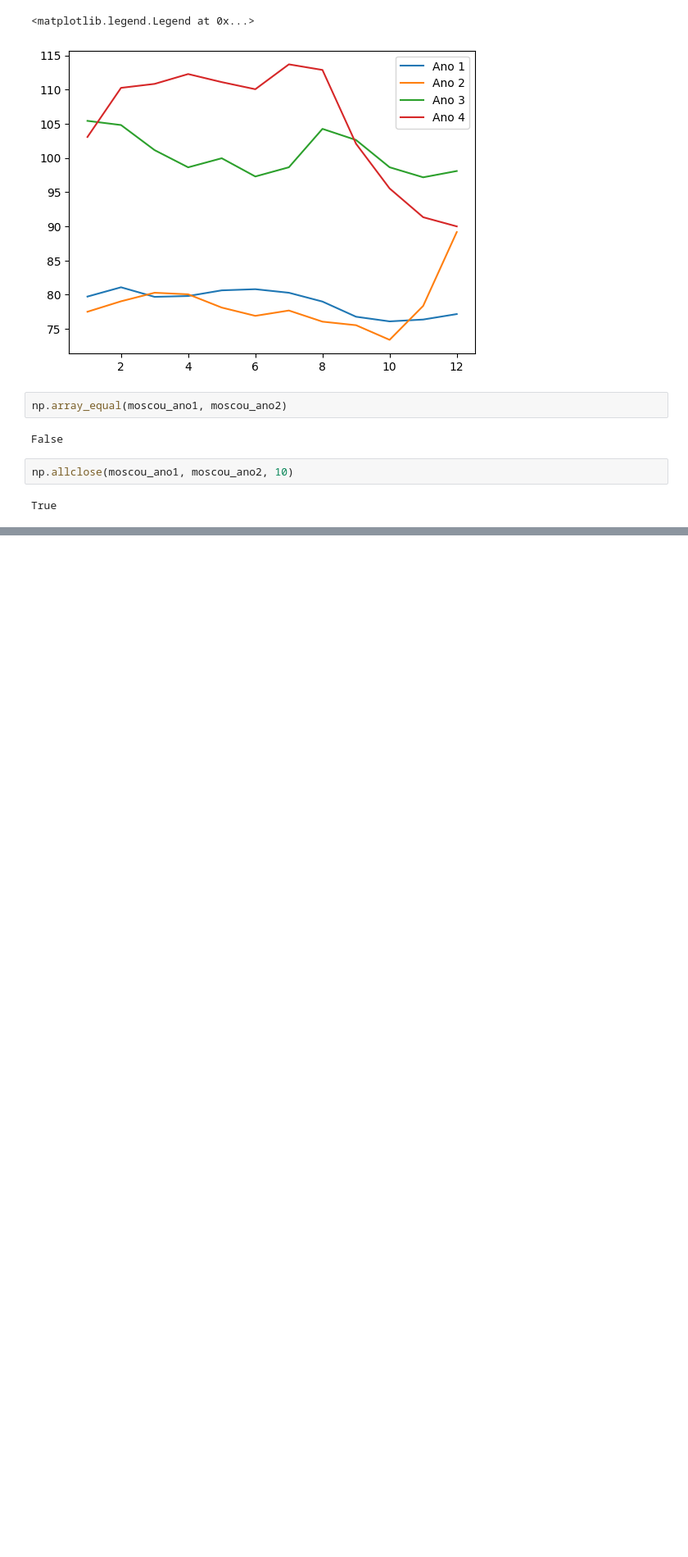
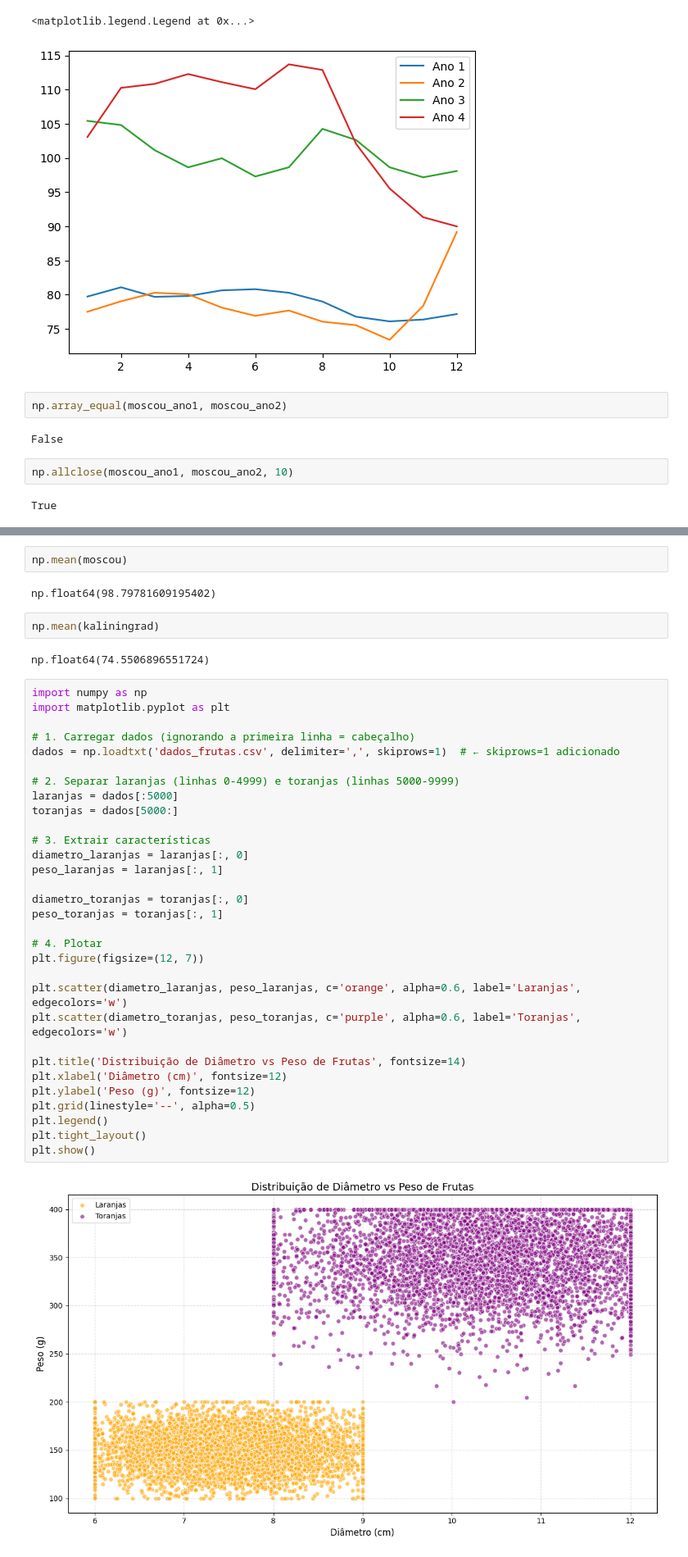
Before and after one commit to LKSFerreira/lifelong-learning, a Jupyter notebook: projetos-ia/python-data-science/numpy_analise_numeroca_eficiente.ipynb, the cells around one changed output, grey strips where cells are left out. Shown at 82% size. Saved outputs shown, nothing was run; the diff lists cells and outputs as text; blank space fills up the shorter version.

```diff
--- a/projetos-ia/python-data-science/numpy_analise_numeroca_eficiente.ipynb
+++ b/projetos-ia/python-data-science/numpy_analise_numeroca_eficiente.ipynb
@@ -64,0 +141,41 @@ True
+# %%
+np.mean(moscou)
+# %% [output]
+np.float64(98.79781609195402)
+# %%
+np.mean(kaliningrad)
+# %% [output]
+np.float64(74.5506896551724)
+# %%
+import numpy as np
+import matplotlib.pyplot as plt
+
+# 1. Carregar dados (ignorando a primeira linha = cabeçalho)
+dados = np.loadtxt('dados_frutas.csv', delimiter=',', skiprows=1)  # ← skiprows=1 adicionado
+
+# 2. Separar laranjas (linhas 0-4999) e toranjas (linhas 5000-9999)
+laranjas = dados[:5000]
+toranjas = dados[5000:]
+
+# 3. Extrair características
+diametro_laranjas = laranjas[:, 0]
+peso_laranjas = laranjas[:, 1]
+
+diametro_toranjas = toranjas[:, 0]
+peso_toranjas = toranjas[:, 1]
+
+# 4. Plotar
+plt.figure(figsize=(12, 7))
+
+plt.scatter(diametro_laranjas, peso_laranjas, c='orange', alpha=0.6, label='Laranjas', edgecolors='w')
+plt.scatter(diametro_toranjas, peso_toranjas, c='purple', alpha=0.6, label='Toranjas', edgecolors='w')
+
+plt.title('Distribuição de Diâmetro vs Peso de Frutas', fontsize=14)
+plt.xlabel('Diâmetro (cm)', fontsize=12)
+plt.ylabel('Peso (g)', fontsize=12)
+plt.grid(linestyle='--', alpha=0.5)
+plt.legend()
+plt.tight_layout()
+plt.show()
+# %% [output]
+[figure, added]
```
Also changed, not shown: parts of 31 cells of this notebook, 3 other files.
